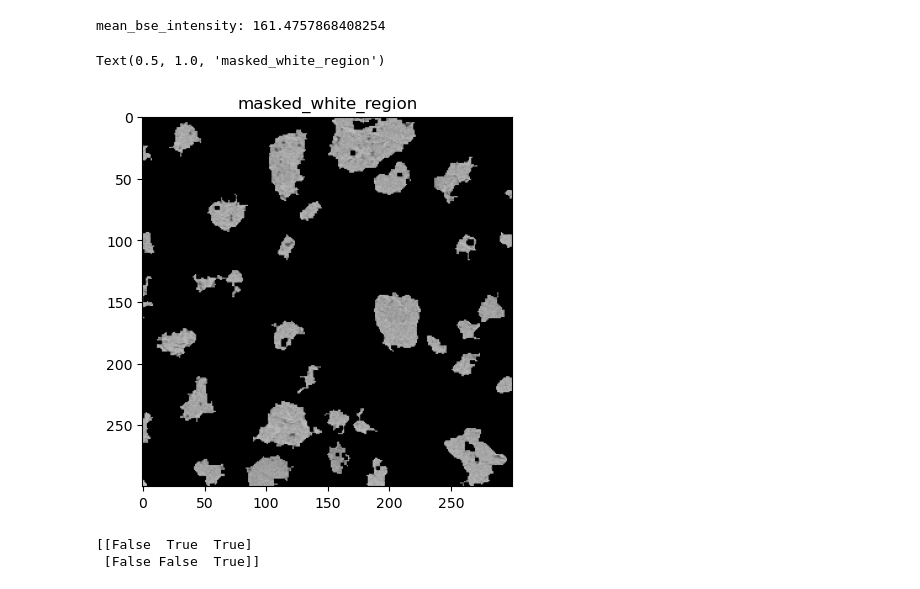
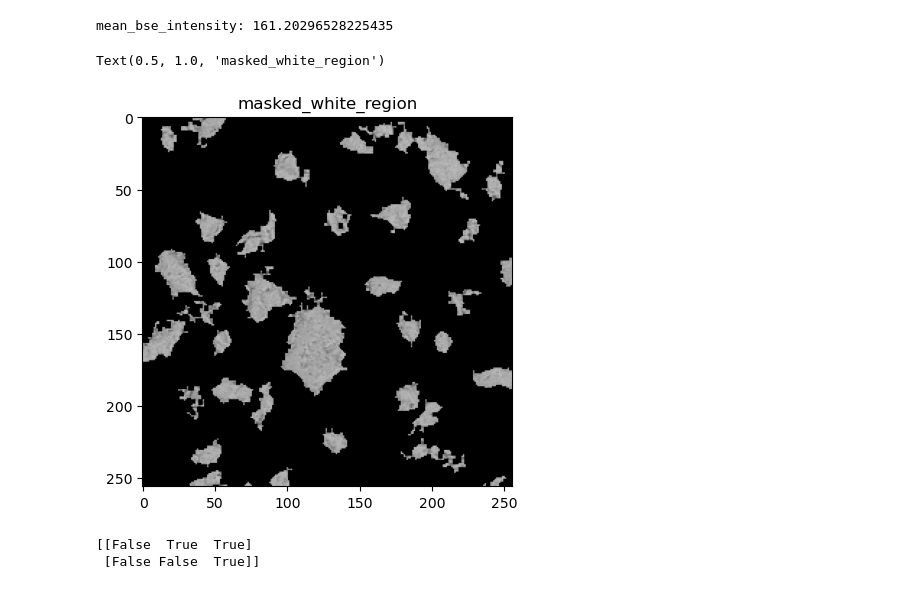
Before and after one commit to Barryzp/ml-workspace, a Jupyter notebook: registration/basic-operator/image_segmetion.ipynb, the cells around one changed output. Saved outputs shown, nothing was run; the diff lists cells and outputs as text; code cells hidden in the pictures.

```diff
--- a/registration/basic-operator/image_segmetion.ipynb
+++ b/registration/basic-operator/image_segmetion.ipynb
@@ -136,11 +136,11 @@ masked_img = Image.fromarray(new_image)
 center = (bse_img.width // 2, bse_img.height // 2)
 start_left = 270
 start_top = 0
-cropped_width = 300
-cropped_height = 300
+cropped_width = 256
+cropped_height = 256
 
-offset_x = 80
-offset_y = -100
+offset_x = -100
+offset_y = 60
 
 center_left = center[0] + offset_x - cropped_width // 2
 center_top = center[1] + offset_y - cropped_height // 2
@@ -150,39 +150,40 @@ rect = (center_left, center_top, center_left+cropped_width, center_top+cropped_h
 
 cropped_bse_img = bse_img.crop(rect)
 cropped_bse_img = cropped_bse_img.convert('L')
 cropped_masked_img = masked_img.crop(rect)
 cropped_masked_img = cropped_masked_img.convert('L')
 
 cropped_bse_img_np = np.array(cropped_bse_img)
 cropped_masked_img_np = np.array(cropped_masked_img)
 
 masked_white_region = cropped_bse_img_np & cropped_masked_img_np
 cond_masked = cropped_masked_img_np > 0
 indeces = np.where(cond_masked)
 bse_masked_roi_flatten = masked_white_region[indeces]
 
 mean_intensity = bse_masked_roi_flatten.sum() / cond_masked.sum()
 # 用于bound的处理，但是对于ct图像的均值，可以使用其平均的
 print(f"mean_bse_intensity: {mean_intensity}")
 
-# 再进行一次增强处理
+# # 再进行一次增强处理
 clahe = cv2.createCLAHE(clipLimit=3.0, tileGridSize=(4, 4))
 # 设定参数
 sigma_color = 50
 sigma_space = 50
 kernel_size = 5
-# 双边滤波：不对其边缘进行更改
-cropped_bse_img = cv2.bilateralFilter(np.array(cropped_bse_img), kernel_size, sigma_color, sigma_space)
-cropped_bse_img = Image.fromarray(clahe.apply(cropped_bse_img))
+# 双边滤波：不对其边缘进行更改， 针对于水化产物区别较为明显的
+# cropped_bse_img = cv2.bilateralFilter(np.array(cropped_bse_img), kernel_size, sigma_color, sigma_space)
+# cropped_bse_img = Image.fromarray(clahe.apply(cropped_bse_img))
+# cropped_bse_img = Image.fromarray(cropped_bse_img)
 cropped_bse_img.save(f"{src_path}/{file_name}-matched-bse.bmp", format="BMP")
 cropped_masked_img.save(f"{src_path}/{file_name}-matched-masked.bmp", format="BMP")
 
 plt.imshow(masked_white_region, cmap="gray", vmin=0, vmax=255)
 plt.title("masked_white_region")
 # %% [output]
-mean_bse_intensity: 161.4757868408254
+mean_bse_intensity: 161.20296528225435
 Text(0.5, 1.0, 'masked_white_region')
-[figure, old version]
+[figure, new version]
 # %%
 masked_img = np.array([
     [0, 255, 255],
```
Also changed, not shown: parts of 3 cells of this notebook, 6 other files.
